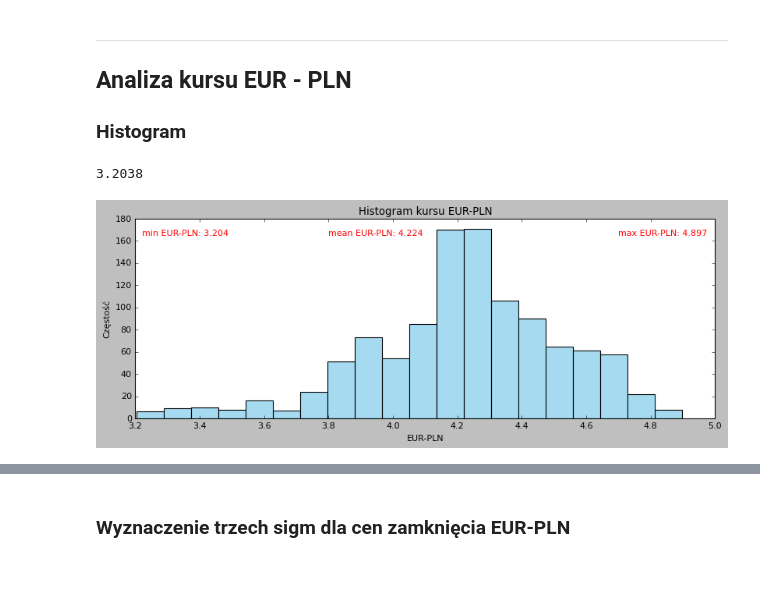
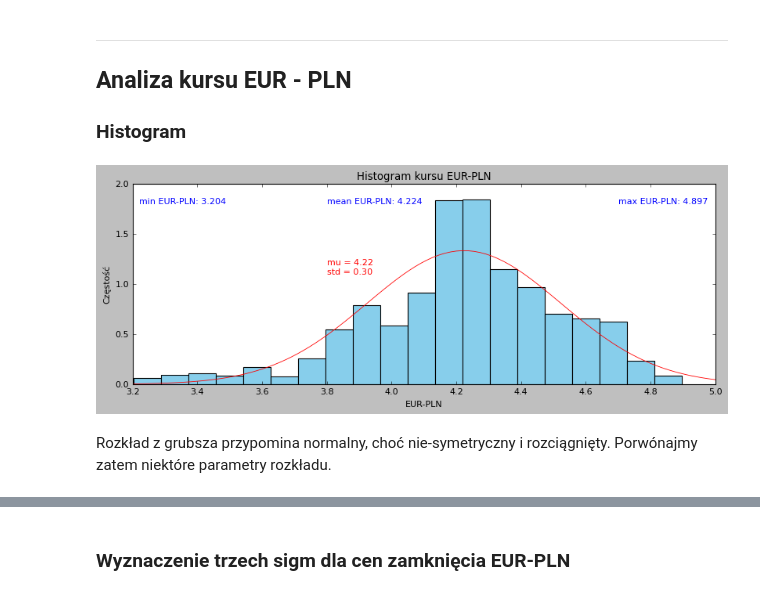
Before and after one commit to andkoc001/statistical-modeling, a Jupyter notebook: project.ipynb, the cells around one changed output, grey strips where cells are left out. Cells and saved outputs as stored; diff of their text form; code cells hidden in the pictures.

```diff
--- a/project.ipynb
+++ b/project.ipynb
@@ -274,21 +304,32 @@ $kurtosis$ -> kurtoza; bada czy rozkład jest płaski, czy stromy; kurtoza < 0 w
 ___
 ## Analiza kursu EUR - PLN
 ### Histogram
-# %%
-np.min(merged_df['Zamkniecie_EURPLN'])
-# %% [output]
-3.2038
 # %%
 # Utwórzenie histogram
-sns.histplot(merged_df['Zamkniecie_EURPLN'], bins=20, kde=False, color='skyblue')
+plt.hist(merged_df["Zamkniecie_EURPLN"], bins=20, density=True, color='skyblue')
+
+# Wykreślenie krzywej gęstości prawdopodobieństwa (pdf)
+mu, std = stats.norm.fit(merged_df["Zamkniecie_EURPLN"])
+xmin, xmax = plt.xlim()
+x = np.linspace(xmin, xmax, 100)
+p = stats.norm.pdf(x, mu, std)
+plt.plot(x, p, 'r')
 
 # Opis wykresu i osi
+
+# Customize the plot
 plt.title('Histogram kursu EUR-PLN')
 plt.xlabel('EUR-PLN')
 plt.ylabel('Częstość')
-plt.text(3.22, 165, f'min EUR-PLN: {np.min(merged_df["Zamkniecie_EURPLN"]):.3f}', color='red')
-plt.text(4.7, 165, f'max EUR-PLN: {np.max(merged_df["Zamkniecie_EURPLN"]):.3f}', color='red')
-plt.text(3.8, 165, f'mean EUR-PLN: {np.mean(merged_df["Zamkniecie_EURPLN"]):.3f}', color='red')
+plt.text(3.22, 1.8, f'min EUR-PLN: {np.min(merged_df["Zamkniecie_EURPLN"]):.3f}', color='b')
+plt.text(4.7, 1.8, f'max EUR-PLN: {np.max(merged_df["Zamkniecie_EURPLN"]):.3f}', color='b')
+plt.text(3.8, 1.8, f'mean EUR-PLN: {np.mean(merged_df["Zamkniecie_EURPLN"]):.3f}', color='b')
+plt.text(3.8, 1.1, f'mu = {mu:.2f} \nstd = {std:.2f}', color='r')
 plt.show()
+
+# Show the plot
+plt.show()
 # %% [output]
-[figure, old version]
+[figure, new version]
+# %% [markdown]
+Rozkład z grubsza przypomina normalny, choć nie-symetryczny i rozciągnięty. Porwónajmy zatem niektóre parametry rozkładu.
```
Also changed, not shown: parts of 20 cells of this notebook.
